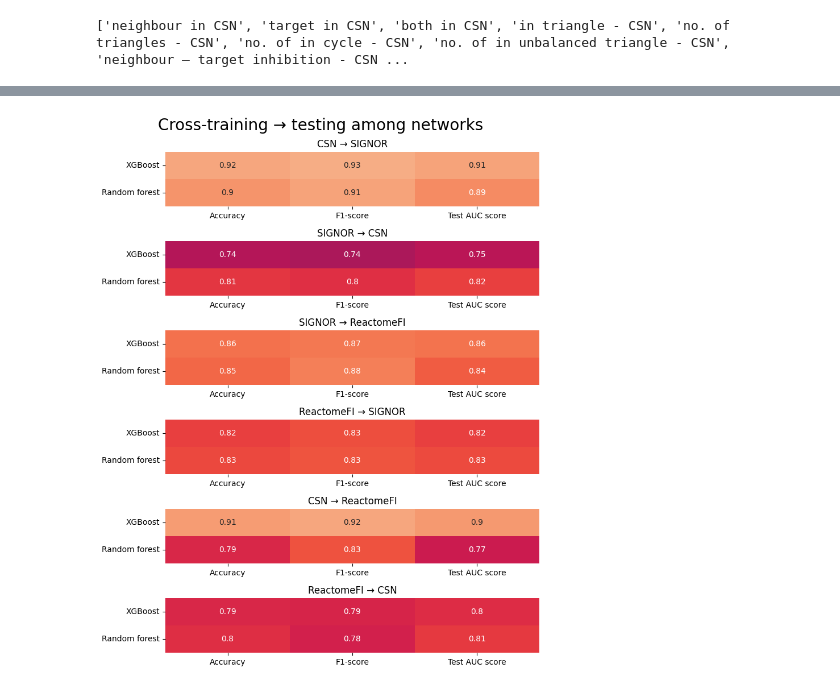
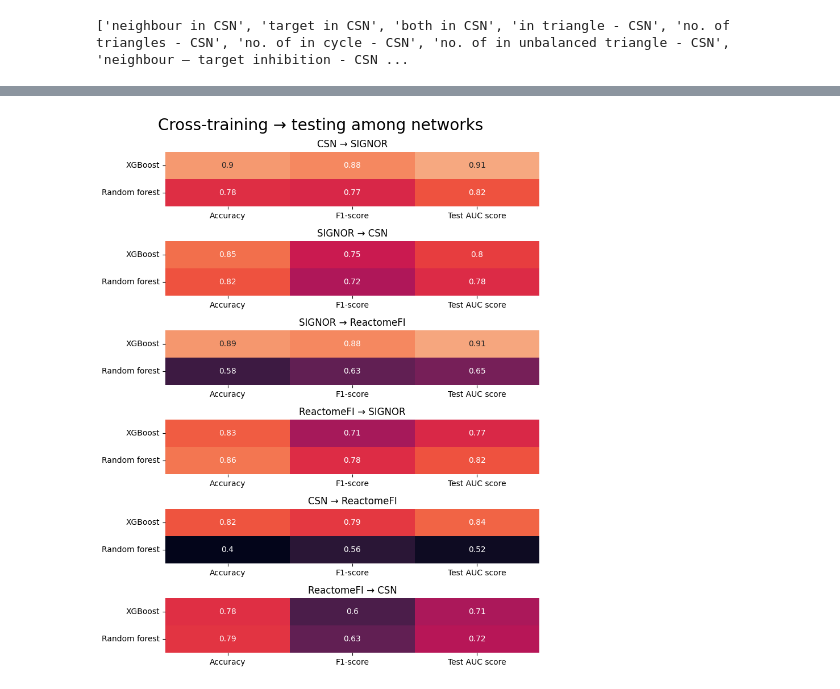
Before and after one commit to klari98/MarkerPredict, a Jupyter notebook: network_cross_training.ipynb, the cells around one changed output, grey strips where cells are left out. Cells and saved outputs as stored; diff of their text form; code cells hidden in the pictures.

```diff
--- a/network_cross_training.ipynb
+++ b/network_cross_training.ipynb
@@ -17,0 +25,3 @@ training = pd.read_csv("training.csv", sep= ";", encoding='cp1252')
+# %%
+# Defining positive control
+training_pos =all_pairs[all_pairs['neighbour biomarker for target?'] == 1]
@@ -18,3 +39,5 @@ training = pd.read_csv("training.csv", sep= ";", encoding='cp1252')
+# %%
+training = pd.concat([training_pos, training_neg], ignore_index=True)
 # %%
 #titles list
 titles = list(training.head())
@@ -26,45 +49,45 @@ print(CSN, SIGNOR, ReactomeFI)
 ['neighbour in CSN', 'target in CSN', 'both in CSN', 'in triangle - CSN', 'no. of triangles - CSN', 'no. of in cycle - CSN', 'no. of in unbalanced triangle - CSN', 'neighbour – target inhibition - CSN ...
 # %%
 #what to drop
-to_drop = ["neighbour code", "target code", "predictive"]
+to_drop = ["neighbour UniProt", "neighbour name - universal", "target UniProt", "target name - universal",
+           "prognostic", "predisposing", "diagnostic", "predictive"]
 only_CSN = to_drop + SIGNOR + ReactomeFI
 only_SIGNOR = to_drop + CSN + ReactomeFI
 only_ReactomeFI = to_drop + CSN + SIGNOR
 # %%
-#classifiers
+#classifiers - hyperparameters optimalised
 xgb = xgb_package.XGBClassifier(n_estimators=1000,
                                 random_state=42,
-                                subsample= 0.5,
-                                scale_pos_weight= 0.75,
-                                reg_lambda= 0.25,
+                                subsample= 0.75,
+                                scale_pos_weight= 0.25,
+                                reg_lambda= 0,
                                 reg_alpha= 0.5,
-                                min_child_weight= 0.75,
+                                min_child_weight= 0.5,
                                 max_leaves= 11,
                                 max_depth= 7,
-                                max_delta_step= 0,
-                                max_bin= 38,
+                                max_delta_step= 1,
+                                max_bin= 32,
                                 learning_rate= 1,
                                 importance_type= 'cover',
                                 grow_policy= 'lossguide',
-                                gamma= 0,
+                                gamma= 0.5,
                                 criterion= 'log_loss',
-                                booster= 'dart')
+                                booster= 'gbtree')
 rfc = RandomForestClassifier(n_estimators=1000,
                              random_state= 42,
-                             warm_start= False,
+                             warm_start= False, #disabled, otherwise gives error with multiple training sets
                              oob_score= False,
                              n_jobs= 31,
-                             min_weight_fraction_leaf= 0,
+                             min_weight_fraction_leaf= 0.1,
                              min_samples_split= 4,
-                             min_samples_leaf= 3,
-                             max_samples= 61,
-                             max_leaf_nodes= 27,
-                             max_features= None,
-                             max_depth= 5,
+                             min_samples_leaf= 5,
+                             max_samples= 71,
+                             max_leaf_nodes= 29,
+                             max_features= 'sqrt',
+                             max_depth= 3,
                              criterion= 'log_loss',
                              class_weight= 'balanced',
                              ccp_alpha= 0)
-svm = NuSVC(max_iter= 1000, random_state=42)
 # %%
 #data preparation
 def prepare_data(drop_train, drop_test, training=training, test=training):
@@ -669,28 +716,28 @@ Random forest  0.798165  0.780000        0.810508
 # %%
 plt.rcParams["figure.figsize"] = [8, 10]
 plt.rcParams["figure.autolayout"] = True
 
 fig, (ax1, ax2, ax3, ax4, ax5, ax6) = plt.subplots(nrows=6, sharey=False)
 fig.subplots_adjust(wspace=0.02)
 
-vmin = 0.54
+vmin = 0.50
 vmax = 1
 
 plt.suptitle("Cross-training → testing among networks", fontsize=20)
 
 sns.heatmap(params_df_CSN_SIGNOR, annot=True, ax=ax1, cbar=False, vmin=vmin, vmax=vmax)
 ax1.set_title('CSN → SIGNOR')
 sns.heatmap(params_df_SIGNOR_CSN, annot=True, ax=ax2, cbar=False, vmin=vmin, vmax=vmax)
 ax2.set_title('SIGNOR → CSN')
 sns.heatmap(params_df_SIGNOR_ReactomeFI, annot=True, ax=ax3, cbar=False, vmin=vmin, vmax=vmax)
 ax3.set_title('SIGNOR → ReactomeFI')
 sns.heatmap(params_df_ReactomeFI_SIGNOR, annot=True, ax=ax4, cbar=False, vmin=vmin, vmax=vmax)
 ax4.set_title('ReactomeFI → SIGNOR')
 sns.heatmap(params_df_CSN_ReactomeFI, annot=True, ax=ax5, cbar=False, vmin=vmin, vmax=vmax)
 ax5.set_title('CSN → ReactomeFI')
 sns.heatmap(params_df_ReactomeFI_CSN, annot=True, ax=ax6, cbar=False, vmin=vmin, vmax=vmax)
 ax6.set_title('ReactomeFI → CSN')
 
 plt.show()
 # %% [output]
-[figure, old version]
+[figure, new version]
```
Also changed, not shown: parts of 10 cells of this notebook, 14 other files.
